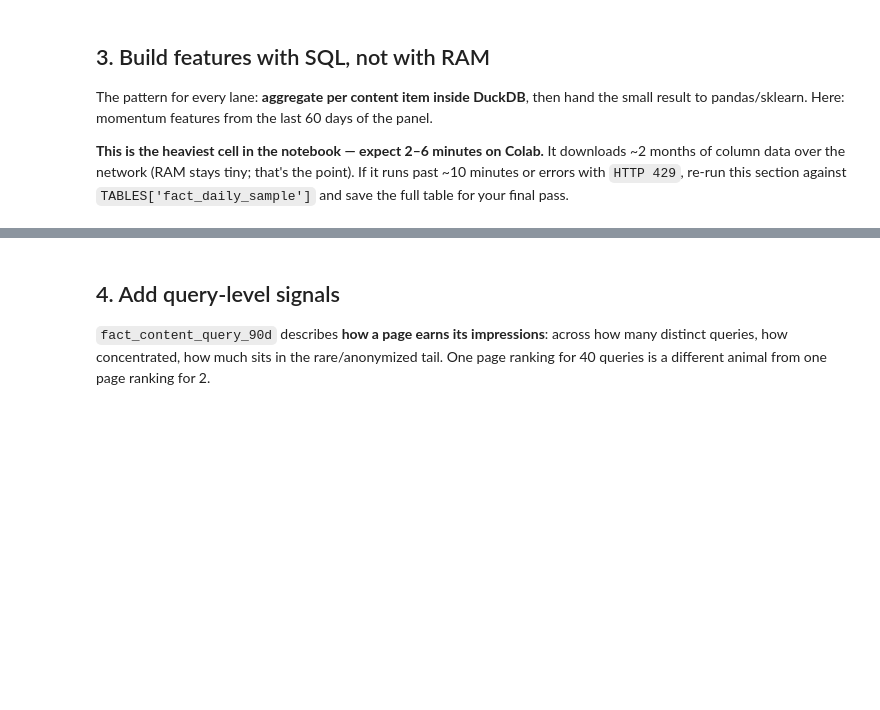
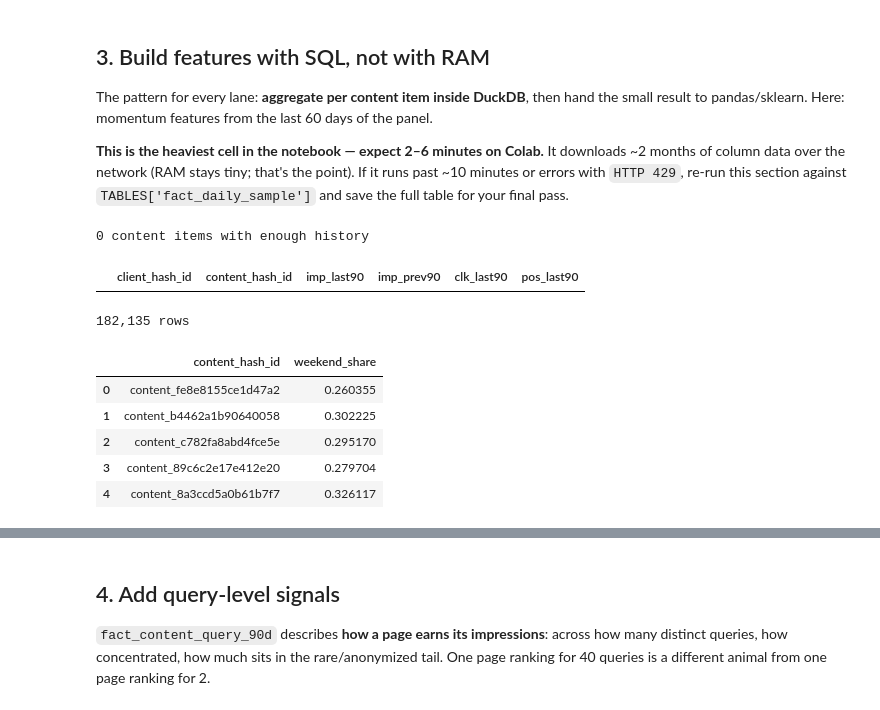
Before and after one commit to MisbahSangi/flyrank-ml-internship-misbah, a Jupyter notebook: notebooks/03_working_with_the_full_release.ipynb, the cells around one changed output, grey strips where cells are left out. Cells and saved outputs as stored; diff of their text form; code cells hidden in the pictures; blank space fills up the shorter version.

```diff
--- a/notebooks/03_working_with_the_full_release.ipynb
+++ b/notebooks/03_working_with_the_full_release.ipynb
@@ -81,17 +102,44 @@ features = con.sql(f"""
     ),
     windowed AS (
         SELECT f.client_hash_id, f.content_hash_id,
-               SUM(CASE WHEN f.report_date >  b.end_d - INTERVAL 30 DAY THEN f.gsc_impressions ELSE 0 END) AS imp_last30,
-               SUM(CASE WHEN f.report_date <= b.end_d - INTERVAL 30 DAY THEN f.gsc_impressions ELSE 0 END) AS imp_prev30,
-               SUM(CASE WHEN f.report_date >  b.end_d - INTERVAL 30 DAY THEN f.gsc_clicks ELSE 0 END)      AS clk_last30,
-               AVG(CASE WHEN f.report_date >  b.end_d - INTERVAL 30 DAY THEN f.gsc_avg_position END)       AS pos_last30
+               SUM(CASE WHEN f.report_date >  b.end_d - INTERVAL 90 DAY THEN f.gsc_impressions ELSE 0 END) AS imp_last90,
+               SUM(CASE WHEN f.report_date <= b.end_d - INTERVAL 90 DAY THEN f.gsc_impressions ELSE 0 END) AS imp_prev90,
+               SUM(CASE WHEN f.report_date >  b.end_d - INTERVAL 90 DAY THEN f.gsc_clicks ELSE 0 END)      AS clk_last90,
+               AVG(CASE WHEN f.report_date >  b.end_d - INTERVAL 90 DAY THEN f.gsc_avg_position END)       AS pos_last90
         FROM {TABLES['fact_daily']} f, bounds b
-        WHERE f.report_date > b.end_d - INTERVAL 60 DAY
+        WHERE f.report_date > b.end_d - INTERVAL 90 DAY
         GROUP BY 1, 2
-        HAVING imp_prev30 >= 100
+        HAVING imp_prev90 >= 300
     )
     SELECT * FROM windowed
 """).df()
 
 print(f'{len(features):,} content items with enough history')
 features.head()
+# %% [output]
+0 content items with enough history
+|  | client_hash_id | content_hash_id | imp_last90 | imp_prev90 | clk_last90 | pos_last90 |
+# %%
+# TASK 2: Add weekend_share feature
+weekend_feature = con.sql(f"""
+    SELECT
+        content_hash_id,
+        SUM(CASE WHEN dayofweek(report_date) IN (0, 6) THEN gsc_impressions ELSE 0 END) AS weekend_impressions,
+        SUM(gsc_impressions) AS total_impressions,
+        SUM(CASE WHEN dayofweek(report_date) IN (0, 6) THEN gsc_impressions ELSE 0 END)
+            / NULLIF(SUM(gsc_impressions), 0) AS weekend_share
+    FROM {TABLES['fact_daily']}
+    GROUP BY 1
+    HAVING total_impressions >= 100
+""").df()
+
+print(f"{len(weekend_feature):,} rows")
+weekend_feature[['content_hash_id', 'weekend_share']].head()
+# %% [output]
+182,135 rows
+|  | content_hash_id | weekend_share |
+| 0 | content_fe8e8155ce1d47a2 | 0.260355 |
+| 1 | content_b4462a1b90640058 | 0.302225 |
+| 2 | content_c782fa8abd4fce5e | 0.295170 |
+| 3 | content_89c6c2e17e412e20 | 0.279704 |
+| 4 | content_8a3ccd5a0b61b7f7 | 0.326117 |
```
Also changed, not shown: parts of 10 cells of this notebook.
